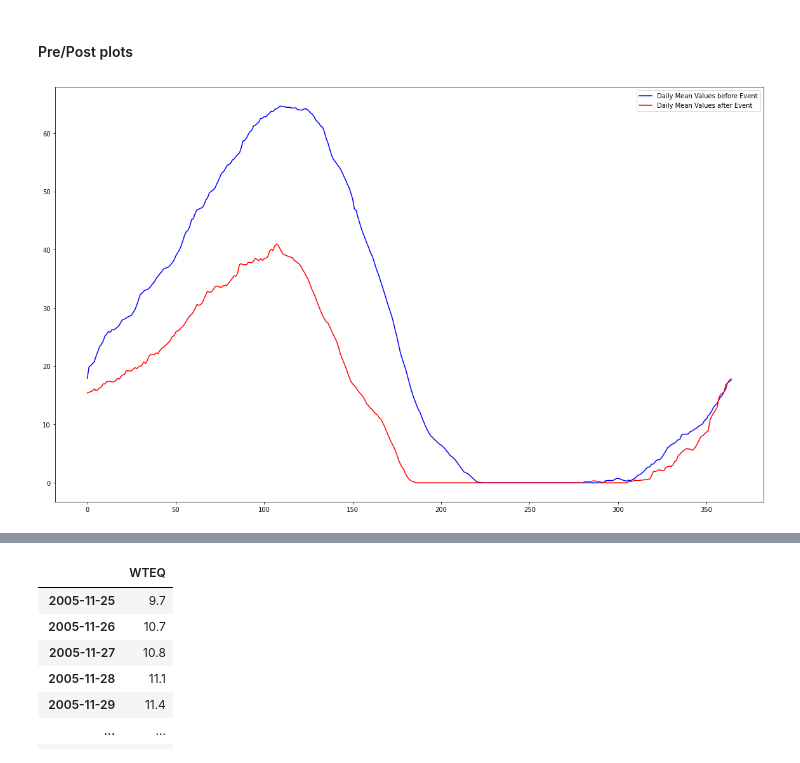
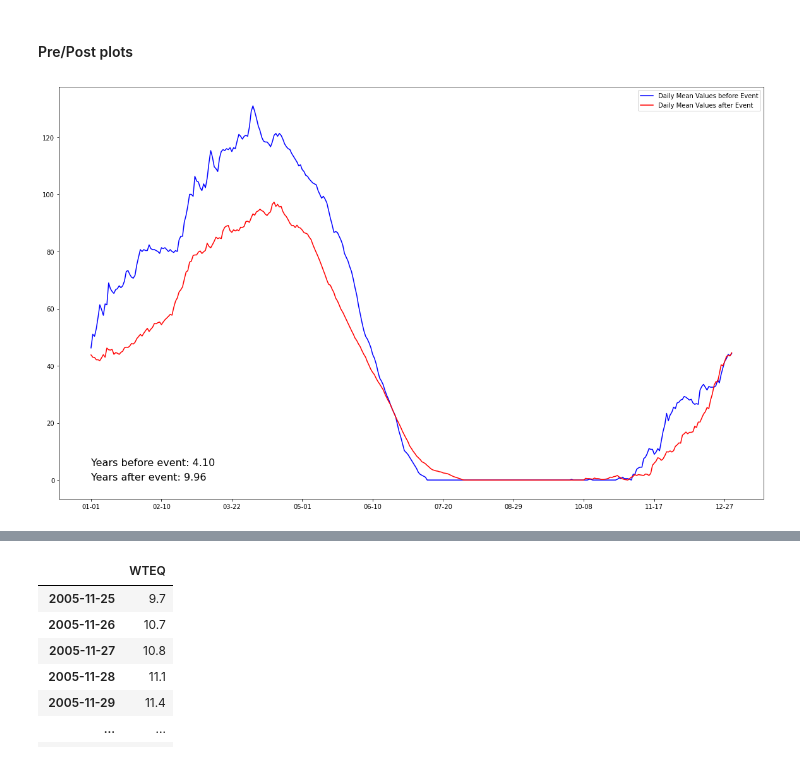
Before and after one commit to geoskimoto/SNOTEL-Change-Detection, a Jupyter notebook: ChangeDetection.ipynb, the cells around one changed output, grey strips where cells are left out. Drawn from its saved outputs; the diff is of its cells as text; code cells hidden in the pictures.

```diff
--- a/ChangeDetection.ipynb
+++ b/ChangeDetection.ipynb
@@ -202,9 +202,9 @@ def double_mass(stations, parameter, begindate, enddate, month=0):
 # %%
 #Ticks are overlapping due to plotting xaxis for both PreMean and PostMean
 
-def PrePostPlots(station, paramater, begindate, enddate, eventdate):
+def PrePostPlots(station, parameter, begindate, enddate, eventdate):
   global df, PreEvent, PreMean, PostEvent, PostMean, Means
-  df = getData(station, paramater, begindate, enddate)
+  df = getData(station, parameter, begindate, enddate)
   # df['Date'] = pd.to_datetime(df['Date'])
   # df = df.set_index(df['Date'])
 
@@ -230,23 +230,24 @@ def PrePostPlots(station, paramater, begindate, enddate, eventdate):
   # Means.columns = []
   # return df.groupby([df.index.day,df.index.month]).mean()
 
-  # fig = make_subplots(
-  #     rows=1, cols=1,
-  #     # subplot_titles=(f'{parameter} Double Mass Curve', f'Yearly {parameter} Double Mass Curve')
-  # )
-  # # PreMean.reset_index(inplace=True)
-  # # PostMean.reset_index(inplace=True)
+  fig = make_subplots(
+      rows=1, cols=1,
+      # subplot_titles=(f'{parameter} Double Mass Curve', f'Yearly {parameter} Double Mass Curve')
+  )
+  # PreMean.reset_index(inplace=True)
+  # PostMean.reset_index(inplace=True)
 
-
+  # Means.reset_index(inplace=True)
+  # Means['month-day'].astype(str)
   # fig = go.Figure()
   # fig.add_trace(go.Scatter(
-  #     x=Means.index,
+  #     x=Means.index.values,
   #     y=Means['WTEQ_x'],
   #     mode='lines'
   # ))
 
   # fig.add_trace(go.Scatter(
-  #     x=Means.index,
+  #     x=Means.index.values,
   #     y=Means['WTEQ_y'],
   #     mode='lines'
   # ))
@@ -259,17 +260,26 @@ def PrePostPlots(station, paramater, begindate, enddate, eventdate):
   # fig.show()
 
 
-  Means.reset_index(inplace=True)
+  years_before = len(PreEvent)/365
+  years_after = len(PostEvent)/365
+
+
+  # Means.reset_index(inplace=True)
 
   fig, ax = plt.subplots(figsize=(20,12))
-  ax.plot(Means.index, Means['WTEQ_x'], color='blue', label = 'Daily Mean Values before Event')
-  ax.plot(Means.index, Means['WTEQ_y'], color='red', label = 'Daily Mean Values after Event')
+  ax.plot(Means.index.values, Means[f'{parameter}_x'], color='blue', label = 'Daily Mean Values before Event')
+  ax.plot(Means.index.values, Means[f'{parameter}_y'], color='red', label = 'Daily Mean Values after Event')
   # ax.set(xticks=np.arange(PostMean['month-day'].size), xticklabels=datelabels) #Same as plt.xticks
   # plt.tick_params(axis = 'x', width = 1, which='major') #left = False, bottom = False)
   # ax.set_xticks(df['month-day']) #step 5 digits
+  # https://stackoverflow.com/questions/6682784/reducing-number-of-plot-ticks
+  ax.xaxis.set_major_locator(plt.MaxNLocator(12))
+  # ax.set_xticks()
   plt.legend()
+  plt.text(0, 5, 'Years before event: ' + f'{years_before:.2f}', fontsize = 16)
+  plt.text(0, 0, 'Years after event: ' + f'{years_after:.2f}', fontsize = 16)
   plt.show();
 # %%
-a = PrePostPlots(['908:WA:SNTL'], 'WTEQ','11/25/2005', '12/18/2019', '01/01/2015')
+a = PrePostPlots(['908:WA:SNTL'], parameter='SNWD',begindate='11/25/2005',enddate='12/18/2019', eventdate='01/01/2010')
 # %% [output]
-[figure, old version]
+[figure, new version]
```
Also changed, not shown: parts of 5 cells of this notebook.
